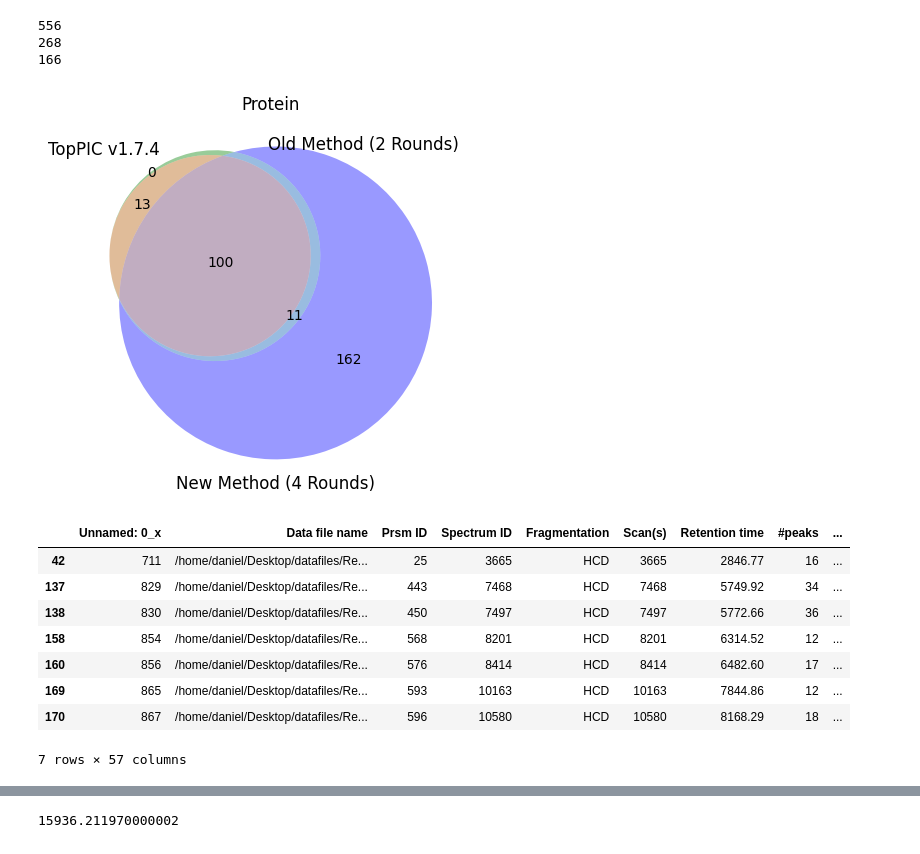
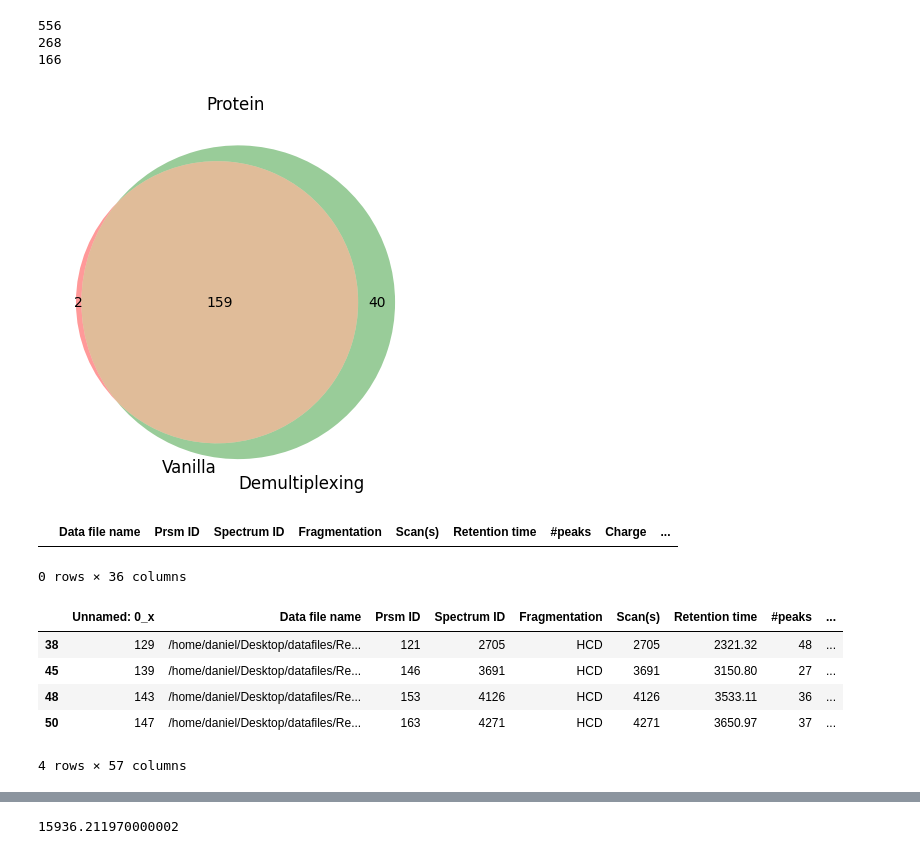
Before and after one commit to todanielwang/TopMPI, a Jupyter notebook: notebook.ipynb, the cells around one changed output, grey strips where cells are left out. Cells and saved outputs as stored; diff of their text form; code cells hidden in the pictures.

Commit message:
Finalized methods

```diff
--- a/notebook.ipynb
+++ b/notebook.ipynb
@@ -937,15 +938,33 @@ print(len(uniqueproteoforms.subtraction(class1, 1).objects))
 # %%
 import matplotlib.pyplot as plt
 from matplotlib_venn import venn2
 from matplotlib_venn import venn3
 import itertools
 
-venn3(subsets = (0, 0, 13, 162, 0, 11, 100), set_labels = ('TopPIC v1.7.4', 'Old Method (2 Rounds)', "New Method (4 Rounds)"))
+venn2(subsets=(2, 40, 159), set_labels=("Vanilla", "Demultiplexing"))
+# venn3(subsets = (0, 0, 13, 162, 0, 11, 100), set_labels = ('TopPIC v1.7.4', 'Old Method (2 Rounds)', "New Method (4 Rounds)"))
 plt.title("Protein")
 
-plt.savefig("Protein", dpi=300)
+plt.savefig("Protein.png", dpi=300)
 # %% [output]
-[figure, old version]
+[figure, new version]
+# %%
+import pandas as pd
+
+
+vanilla = pd.read_csv("/home/daniel/Desktop/datafiles/RealData/SW480/Experiment3/Experiment_3_SW480_04_01_ms2_toppic_proteoform_single.tsv", sep="\t", skiprows=26)
+demultiplexing = pd.read_csv("/home/daniel/Desktop/datafiles/RealData/SW480/Experiment3/Experiment_3_SW480_04_01_MSDeplex/Proteoform.csv", sep="\t")
+
+
+# vanilla.drop_duplicates(subset="Protein accession", inplace=True)
+# demultiplexing.drop_duplicates(subset="Protein accession", inplace=True)
+
+# newProtein = demultiplexing[~demultiplexing["Protein accession"].isin(vanilla["Protein accession"])]
+vanilla[vanilla["Protein accession"] == "sp|P14866|HNRPL_HUMAN"]
+# newProtein.to_csv("NewProtein.csv", sep="\t")
+# %% [output]
+|  | Data file name | Prsm ID | Spectrum ID | Fragmentation | Scan(s) | Retention time | #peaks | Charge | ... |
+0 rows × 36 columns
 # %%
 import pandas as pd
 import seaborn as sns
@@ -953,19 +972,19 @@ import matplotlib.pyplot as plt
 import numpy as np
 
 
-newproteins = pd.read_csv("/home/daniel/Desktop/datafiles/RealData/ecoli/DDA/20231215_ecoli_400ng/MSDeplex/NewProtein.csv", sep="\t")
+newproteins = pd.read_csv("/home/daniel/Desktop/datafiles/RealData/SW480/CRC_SW480_SEC1_RPLC1_MSDeplex/NewProtein.csv", sep="\t")
 
-totalresult = pd.read_csv("/home/daniel/Desktop/datafiles/RealData/ecoli/DDA/20231215_ecoli_400ng/MSDeplex/Result_resolved.tsv", sep="\t")
+totalresult = pd.read_csv("/home/daniel/Desktop/datafiles/RealData/SW480/CRC_SW480_SEC1_RPLC1_MSDeplex/Result_resolved.tsv", sep="\t")
 
 newproteins["Round"] = 0
 
-newproteins.loc[0:34, "Round"] = 1
+newproteins.loc[0:15, "Round"] = 1
 
-newproteins.loc[35:, "Round"] = 2
+newproteins.loc[15:, "Round"] = 2
 
 df = newproteins.merge(totalresult, how="left", left_on="Scan(s)", right_on="Scan")
 
-df[(df["Round"] == 2) & (df["choice"] == "A") & (df["Protein accession"] == df["A+B_2"]) & (df["E-value"] > 0.0001) & (df["A+B_2 E-value"] < 0.1)]
+df[(df["Round"] == 2) & (df["choice"] == "A") & (df["Protein accession"] == df["A+B_2"]) & (df["A+B_2 E-value"] < 0.1)]
 
 # evalues = []
 # for idx, row in df.iterrows():
@@ -1005,14 +1024,11 @@ df[(df["Round"] == 2) & (df["choice"] == "A") & (df["Protein accession"] == df["
 # plt.show()
 # %% [output]
 |  | Unnamed: 0_x | Data file name | Prsm ID | Spectrum ID | Fragmentation | Scan(s) | Retention time | #peaks | ... |
-| 42 | 711 | /home/daniel/Desktop/datafiles/Re... | 25 | 3665 | HCD | 3665 | 2846.77 | 16 | ... |
-| 137 | 829 | /home/daniel/Desktop/datafiles/Re... | 443 | 7468 | HCD | 7468 | 5749.92 | 34 | ... |
-| 138 | 830 | /home/daniel/Desktop/datafiles/Re... | 450 | 7497 | HCD | 7497 | 5772.66 | 36 | ... |
-| 158 | 854 | /home/daniel/Desktop/datafiles/Re... | 568 | 8201 | HCD | 8201 | 6314.52 | 12 | ... |
-| 160 | 856 | /home/daniel/Desktop/datafiles/Re... | 576 | 8414 | HCD | 8414 | 6482.60 | 17 | ... |
-| 169 | 865 | /home/daniel/Desktop/datafiles/Re... | 593 | 10163 | HCD | 10163 | 7844.86 | 12 | ... |
-| 170 | 867 | /home/daniel/Desktop/datafiles/Re... | 596 | 10580 | HCD | 10580 | 8168.29 | 18 | ... |
+| 38 | 129 | /home/daniel/Desktop/datafiles/Re... | 121 | 2705 | HCD | 2705 | 2321.32 | 48 | ... |
+| 45 | 139 | /home/daniel/Desktop/datafiles/Re... | 146 | 3691 | HCD | 3691 | 3150.80 | 27 | ... |
+| 48 | 143 | /home/daniel/Desktop/datafiles/Re... | 153 | 4126 | HCD | 4126 | 3533.11 | 36 | ... |
+| 50 | 147 | /home/daniel/Desktop/datafiles/Re... | 163 | 4271 | HCD | 4271 | 3650.97 | 37 | ... |
-7 rows × 57 columns
+4 rows × 57 columns
 # %%
 import read_msalign
 
```
Also changed, not shown: parts of 7 cells of this notebook, 11 other files.
